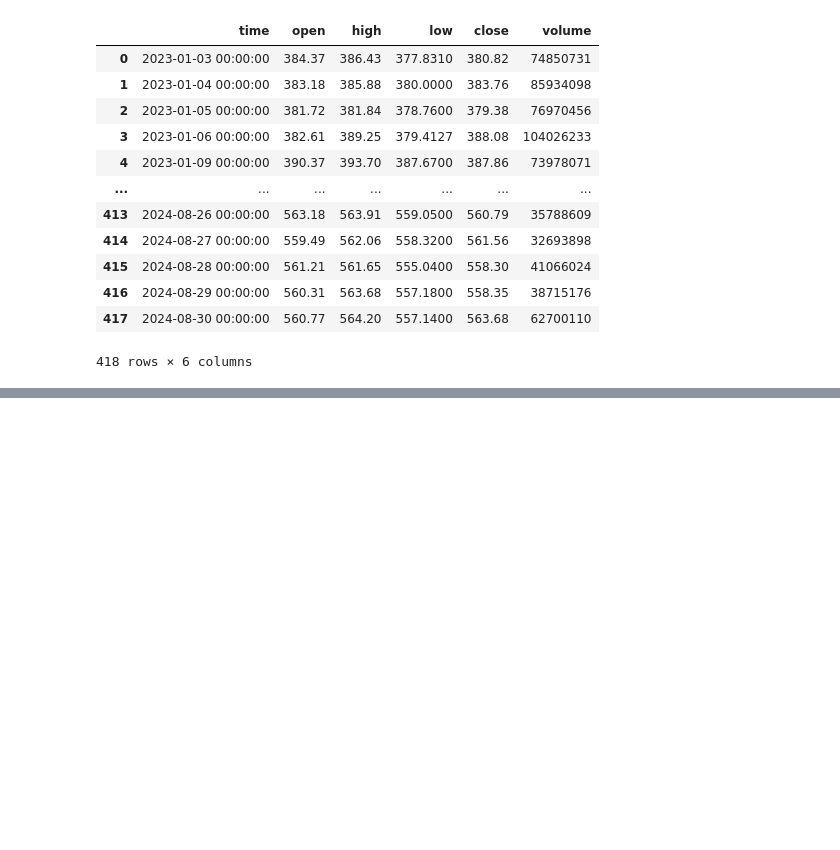
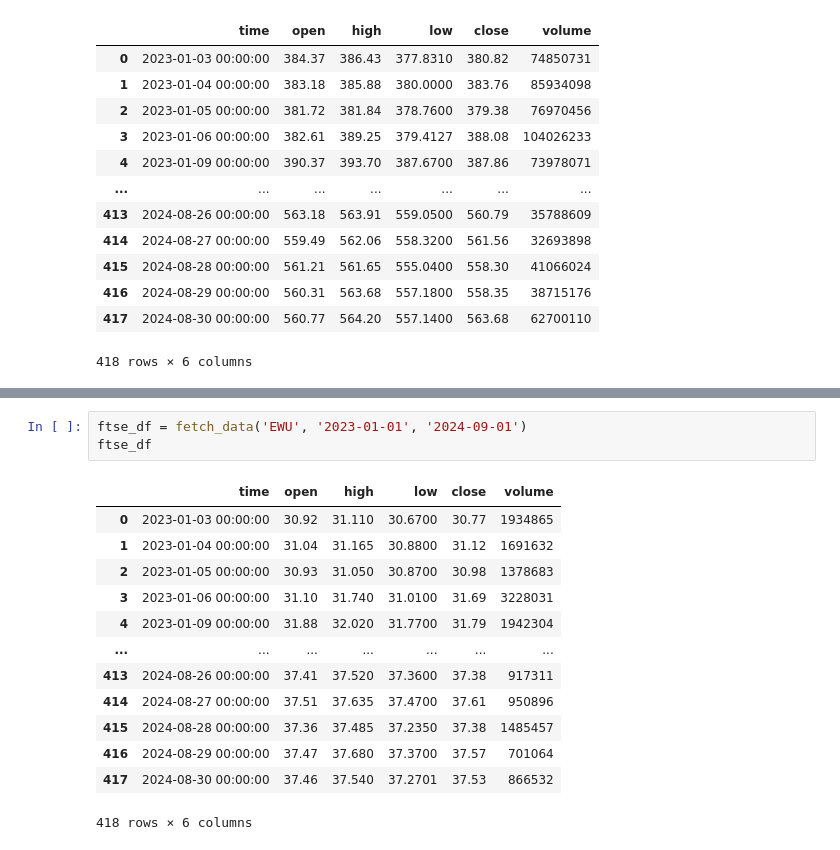
Before and after one commit to Belayohio/project_1, a Jupyter notebook: MP_work_notebook.ipynb, the cells around one changed output, grey strips where cells are left out. Saved outputs shown, nothing was run; the diff lists cells and outputs as text; blank space fills up the shorter version.

```diff
--- a/MP_work_notebook.ipynb
+++ b/MP_work_notebook.ipynb
@@ -233,0 +251,17 @@ snp_500_df
+# %%
+ftse_df = fetch_data('EWU', '2023-01-01', '2024-09-01')
+ftse_df
+# %% [output]
+|  | time | open | high | low | close | volume |
+| 0 | 2023-01-03 00:00:00 | 30.92 | 31.110 | 30.6700 | 30.77 | 1934865 |
+| 1 | 2023-01-04 00:00:00 | 31.04 | 31.165 | 30.8800 | 31.12 | 1691632 |
+| 2 | 2023-01-05 00:00:00 | 30.93 | 31.050 | 30.8700 | 30.98 | 1378683 |
+| 3 | 2023-01-06 00:00:00 | 31.10 | 31.740 | 31.0100 | 31.69 | 3228031 |
+| 4 | 2023-01-09 00:00:00 | 31.88 | 32.020 | 31.7700 | 31.79 | 1942304 |
+| ... | ... | ... | ... | ... | ... | ... |
+| 413 | 2024-08-26 00:00:00 | 37.41 | 37.520 | 37.3600 | 37.38 | 917311 |
+| 414 | 2024-08-27 00:00:00 | 37.51 | 37.635 | 37.4700 | 37.61 | 950896 |
+| 415 | 2024-08-28 00:00:00 | 37.36 | 37.485 | 37.2350 | 37.38 | 1485457 |
+| 416 | 2024-08-29 00:00:00 | 37.47 | 37.680 | 37.3700 | 37.57 | 701064 |
+| 417 | 2024-08-30 00:00:00 | 37.46 | 37.540 | 37.2701 | 37.53 | 866532 |
+418 rows × 6 columns
```
Also changed, not shown: parts of 2 cells of this notebook.
